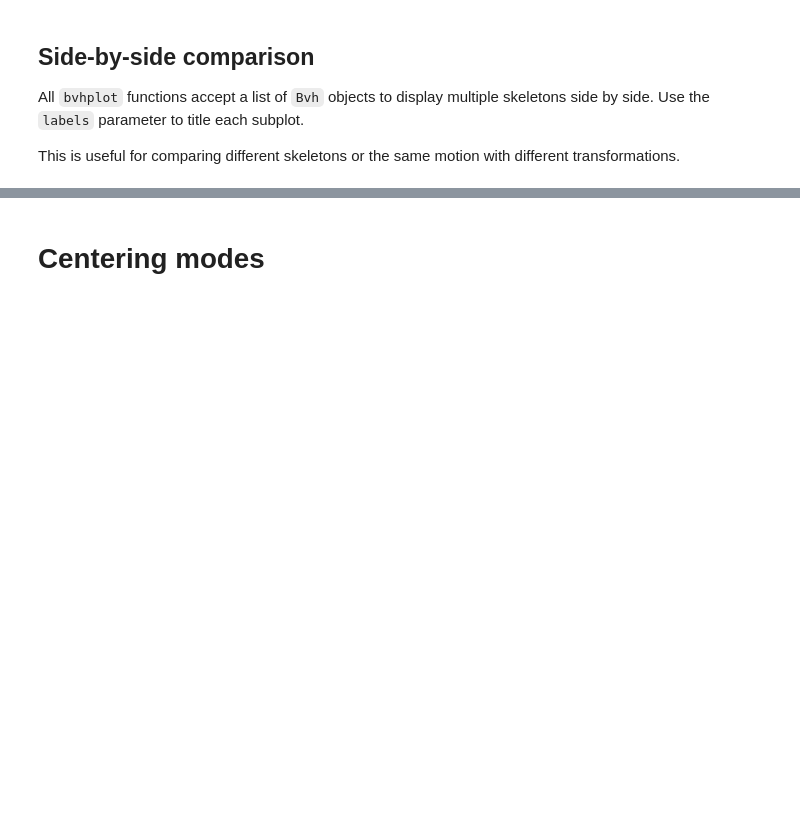
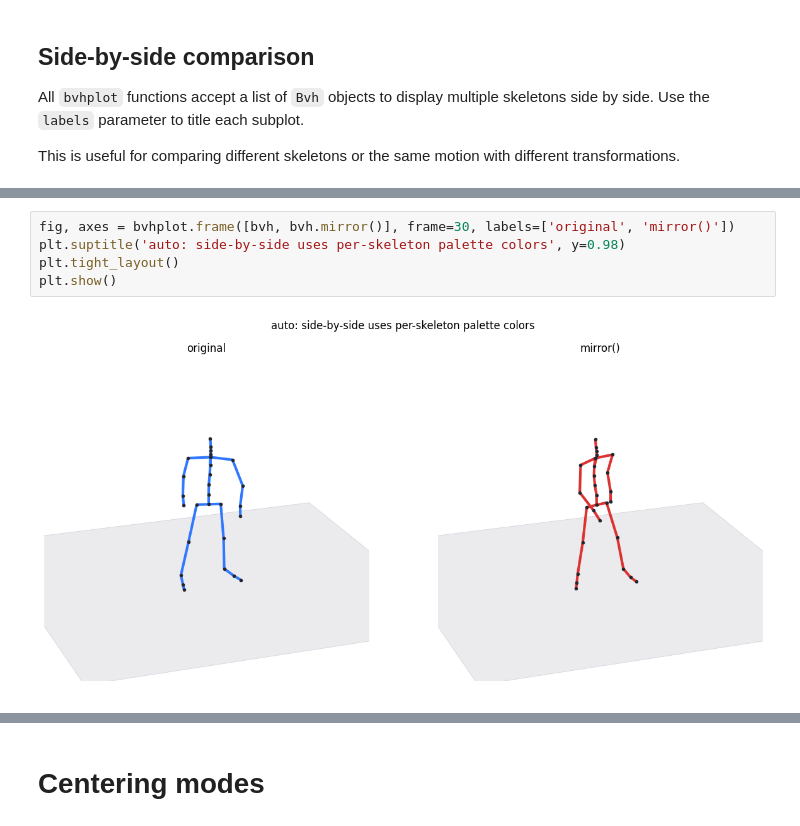
Before and after one commit to VictorS-67/pybvh, a Jupyter notebook: tutorials/4.Visualization.ipynb, the cells around one changed output, grey strips where cells are left out. Saved outputs shown, nothing was run; the diff lists cells and outputs as text; blank space fills up the shorter version.

```diff
--- a/tutorials/4.Visualization.ipynb
+++ b/tutorials/4.Visualization.ipynb
@@ -140,0 +183,7 @@ plt.show()
+# %%
+fig, axes = bvhplot.frame([bvh, bvh.mirror()], frame=30, labels=['original', 'mirror()'])
+plt.suptitle('auto: side-by-side uses per-skeleton palette colors', y=0.98)
+plt.tight_layout()
+plt.show()
+# %% [output]
+[figure, added]
```
Also changed, not shown: parts of 35 cells of this notebook, 4 other files.
